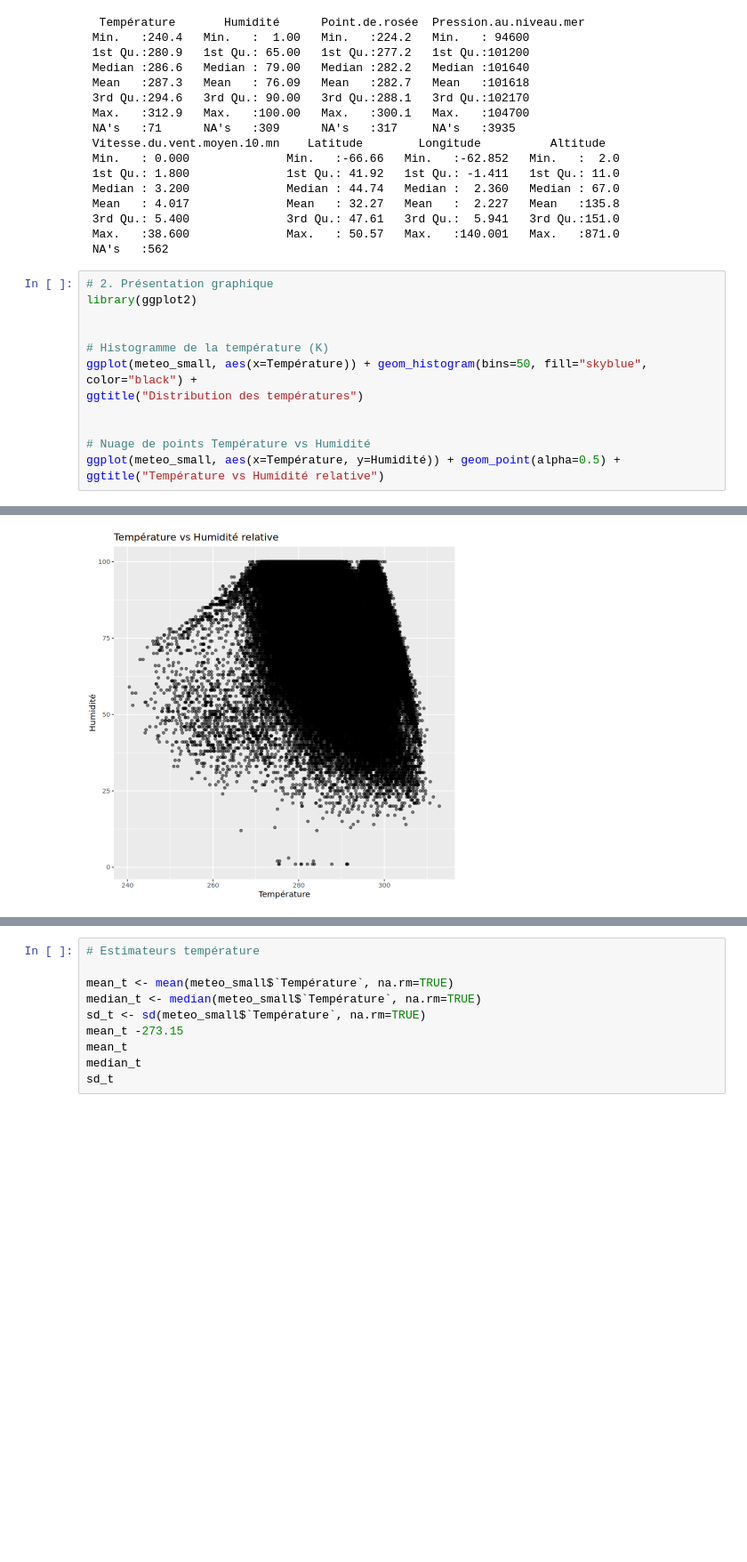
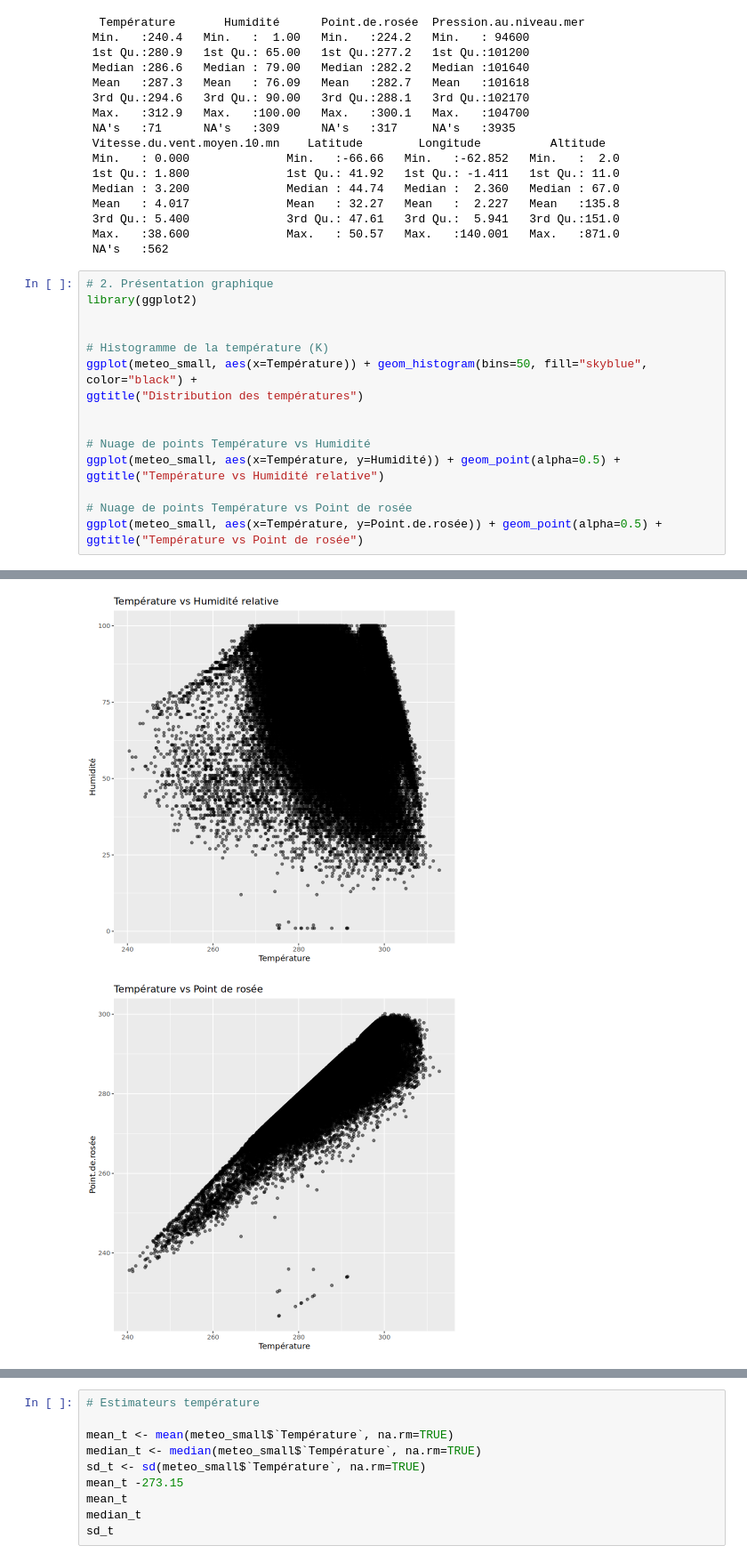
Before and after one commit to lauraachoquett/stats_BE_Bobbia, a Jupyter notebook: analyses_jo/essais.ipynb, the cells around one changed output, grey strips where cells are left out. Shown: that part at 89% size. Drawn from its saved outputs; the diff is of its cells as text; blank space fills up the shorter version.

```diff
--- a/analyses_jo/essais.ipynb
+++ b/analyses_jo/essais.ipynb
@@ -138,6 +138,10 @@ ggtitle("Distribution des températures")
 # Nuage de points Température vs Humidité
 ggplot(meteo_small, aes(x=Température, y=Humidité)) + geom_point(alpha=0.5) +
 ggtitle("Température vs Humidité relative")
+
+# Nuage de points Température vs Point de rosée
+ggplot(meteo_small, aes(x=Température, y=Point.de.rosée)) + geom_point(alpha=0.5) +
+ggtitle("Température vs Point de rosée")
 # %% [output]
 Warning message:
 “Removed 71 rows containing non-finite outside the scale range (`stat_bin()`).”
@@ -148 +155,2 @@ Warning message:
 [figure]
+[figure, added]
```
Also changed, not shown: parts of 8 cells of this notebook, 1 other file.
